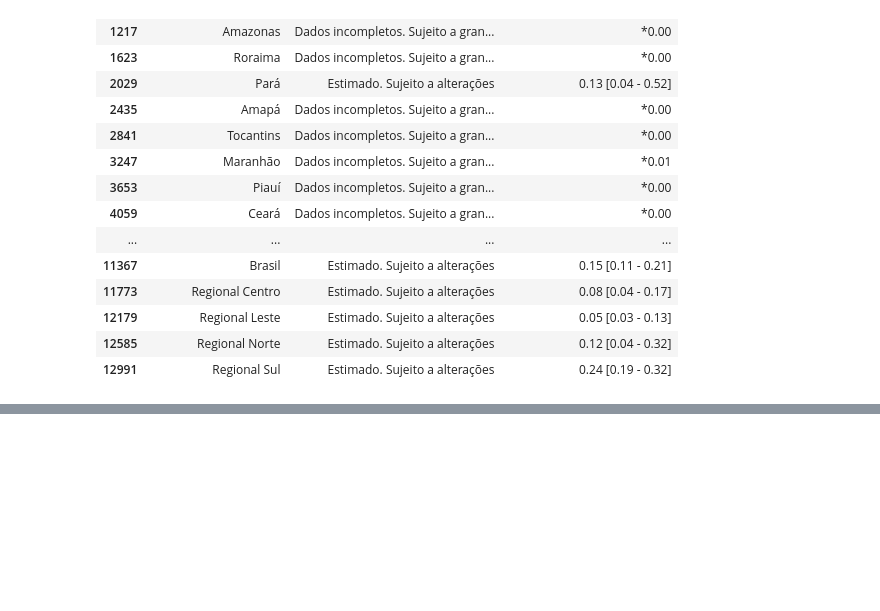
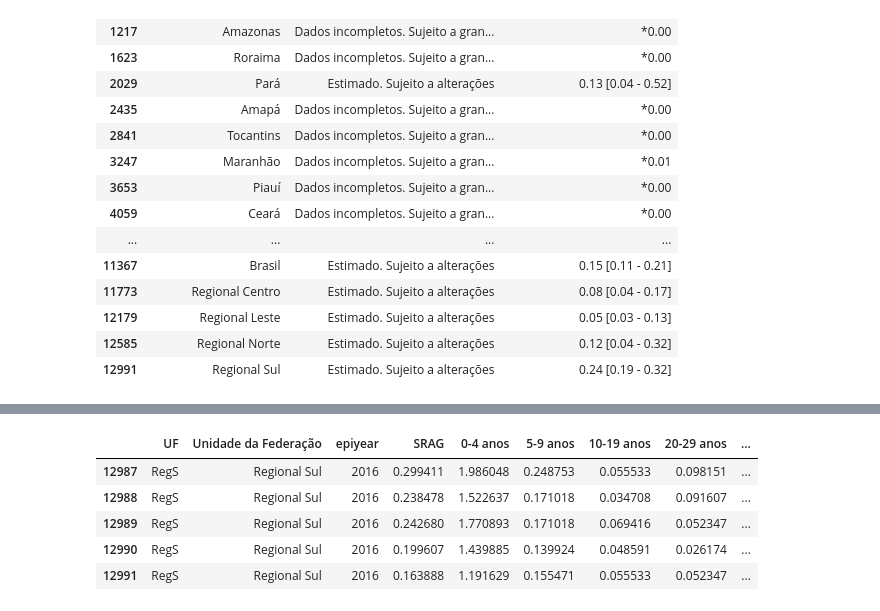
Before and after one commit to FluVigilanciaBR/fludashboard, a Jupyter notebook: Notebooks/incidence_and_age_weekly_panel.ipynb, the cells around one changed output, grey strips where cells are left out. Cells and saved outputs as stored; diff of their text form; code cells hidden in the pictures; blank space fills up the shorter version.

```diff
--- a/Notebooks/incidence_and_age_weekly_panel.ipynb
+++ b/Notebooks/incidence_and_age_weekly_panel.ipynb
@@ -396,0 +440,9 @@ df_table[['Unidade da Federação', 'Situação', 'Incidência (por 100 mil hab.
+# %%
+df_tmp.tail()
+# %% [output]
+|  | UF | Unidade da Federação | epiyear | SRAG | 0-4 anos | 5-9 anos | 10-19 anos | 20-29 anos | ... |
+| 12987 | RegS | Regional Sul | 2016 | 0.299411 | 1.986048 | 0.248753 | 0.055533 | 0.098151 | ... |
+| 12988 | RegS | Regional Sul | 2016 | 0.238478 | 1.522637 | 0.171018 | 0.034708 | 0.091607 | ... |
+| 12989 | RegS | Regional Sul | 2016 | 0.242680 | 1.770893 | 0.171018 | 0.069416 | 0.052347 | ... |
+| 12990 | RegS | Regional Sul | 2016 | 0.199607 | 1.439885 | 0.139924 | 0.048591 | 0.026174 | ... |
+| 12991 | RegS | Regional Sul | 2016 | 0.163888 | 1.191629 | 0.155471 | 0.055533 | 0.052347 | ... |
```
Also changed, not shown: parts of 38 cells of this notebook.
